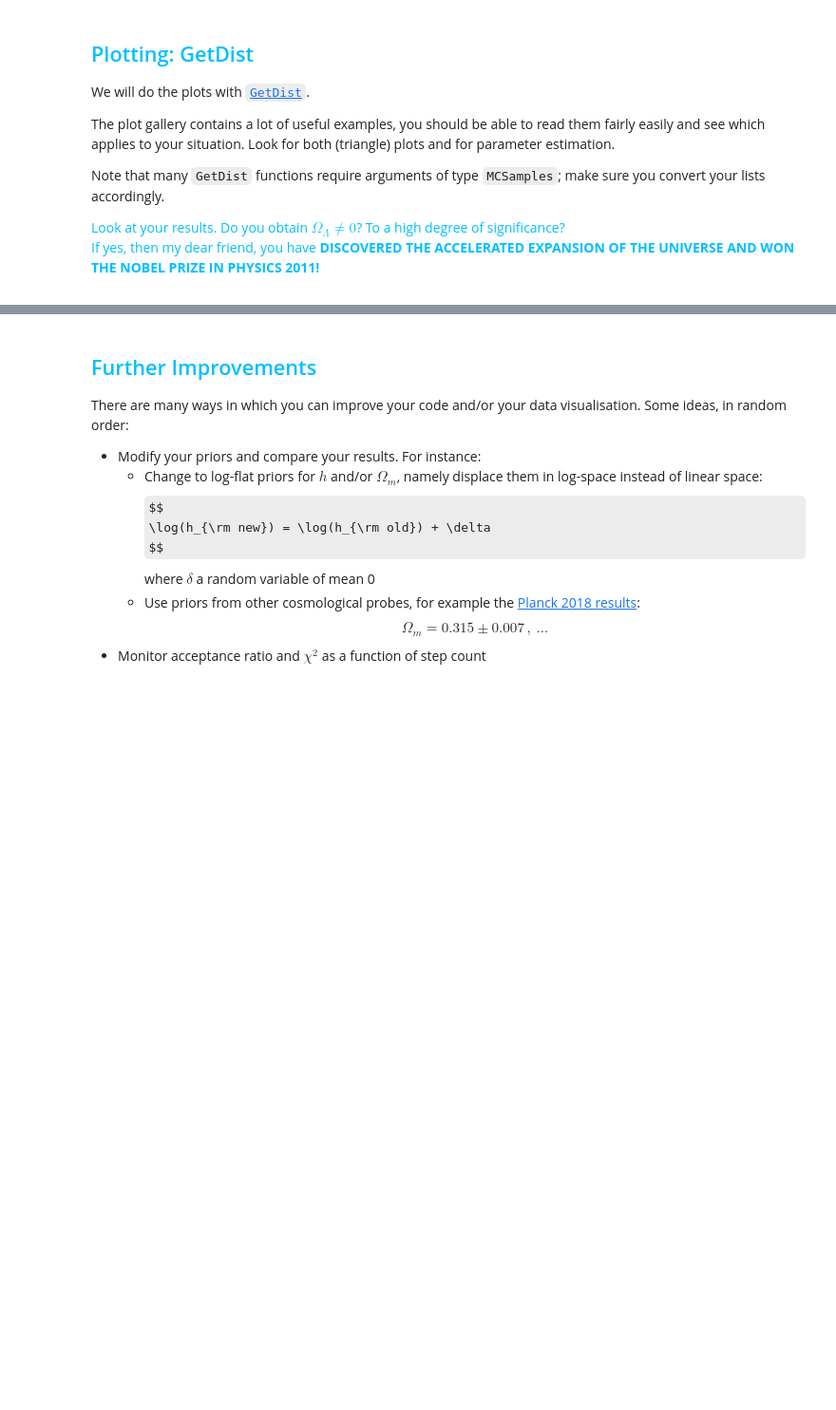
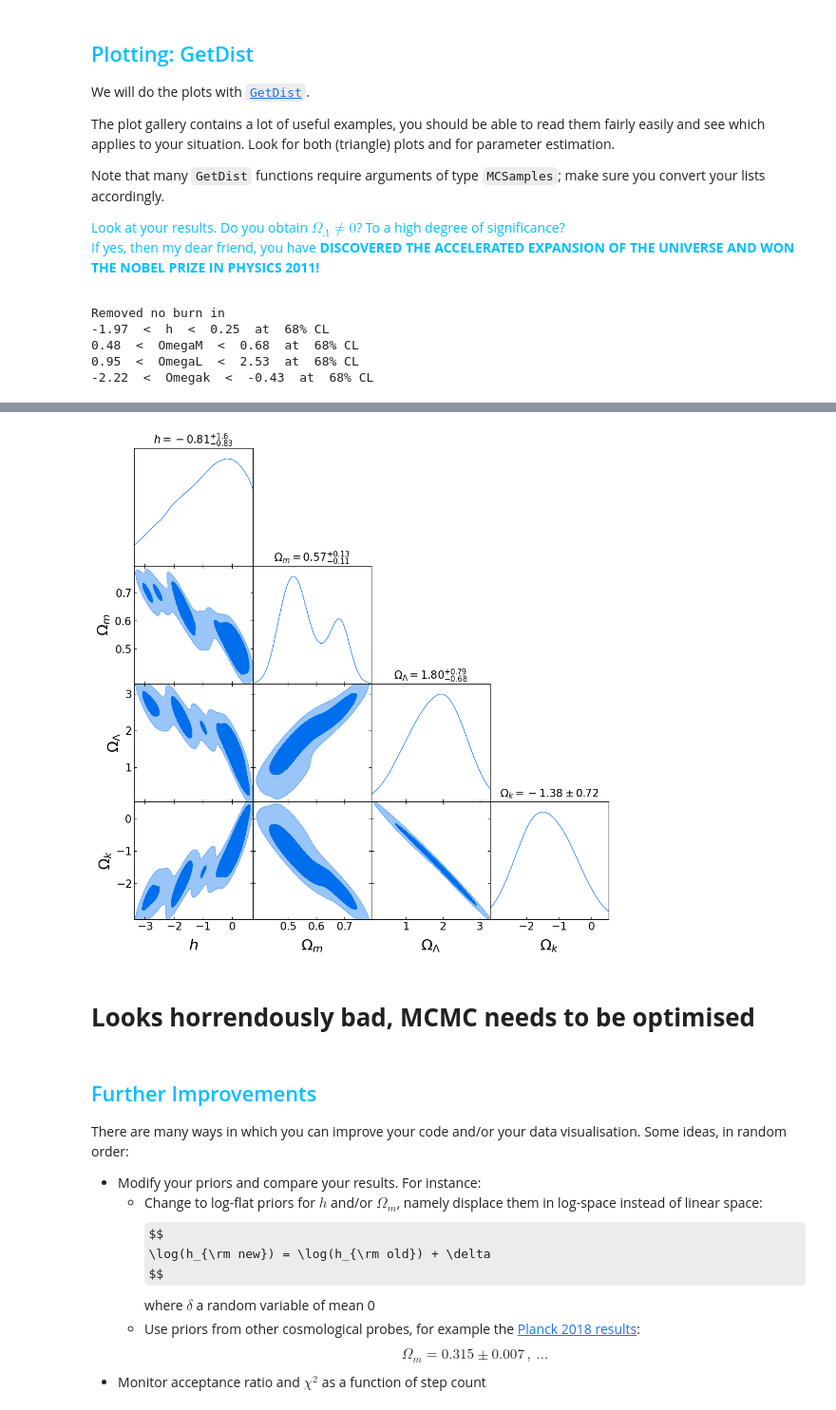
Before and after one commit to SmrithiCh/PRA3024-, a Jupyter notebook: PRA3024_Cosmology_W3.ipynb, the cells around one changed output, grey strips where cells are left out. Shown: that part at 95% size. Cells and saved outputs as stored; diff of their text form; code cells hidden in the pictures; some formulas as TeX source; blank space fills up the shorter version.

Commit message:
Functioning MCMC (unoptimised)

```diff
--- a/PRA3024_Cosmology_W3.ipynb
+++ b/PRA3024_Cosmology_W3.ipynb
@@ -550,38 +540,39 @@ Look at your results. Do you obtain $\Omega_\Lambda \neq 0$? To a high degree of
 If yes, then my dear friend, you have **DISCOVERED THE ACCELERATED EXPANSION OF THE UNIVERSE AND WON THE NOBEL PRIZE IN PHYSICS 2011!**
 </font>
 # %%
-# These are just randomly generated values. YOU WILL HAVE TO USE THE RESULTS OF YOUR MCMC CHAIN!
-# NB: when using your real data, consider removing some *burn-in* (look it up!)
-h, OmegaM, OmegaL = np.random.normal(0.7, 0.03, N_steps),\
-                    np.random.normal(0.3, 0.1, N_steps), \
-                    np.random.normal(0.7, 0.1, N_steps)
+# Defining variables from MCMC chain
+h, OmegaM, OmegaL, Omegak = data["h"], data["Omega_M"], data["Omega_L"], data["OmegaK"]
 
-# You can easily create new np.arrays that are functions of other np.arrays
-Omegak = 1. - OmegaM - OmegaL
-
-# Let's define variable names and labels
+# Define variable names and labels
 my_labels = [r'h', r'\Omega_m', r'\Omega_\Lambda', r'\Omega_k']
 my_names = ['h', 'OmegaM', 'OmegaL', 'Omegak']
 my_dim = len(my_names) # The number of variables we're plotting
 
 # This creates a higher-dimensional array with all our data, shaped in the appropriate way...
-my_samples = np.transpose(np.reshape([h, OmegaM, OmegaL, Omegak], (my_dim, len(h))))
+my_samples = np.transpose(np.reshape([h, OmegaM, OmegaL, OmegaK], (my_dim, len(h))))
 
-# ... to create an "MCSamples" data type, which GetDist can use
-my_samples = MCSamples(samples = my_samples, labels = my_labels, names = my_names)
+my_samples = np.array([h, OmegaM, OmegaL, Omegak]) # This creates a higher-dimensional array with all our data,
+my_samples = np.transpose(np.reshape(my_samples,(my_dim,int(my_samples.size/my_dim)))) # and this reshapes it in a convenient form...
+samples1 = MCSamples(samples = my_samples, labels = my_labels, names = my_names) # ... to create an "MCSamples" data type, which GetDist can use
 
 # The usual 1-sigma confidence level. You can change to 2- or 3-sigma if you want
 conf_level = 0.6827
 
 # This prints a table with the 1D posteriors (confidence levels)
 for nam in my_names:
-    print(round(my_samples.confidence(nam,(1.-conf_level)/2.,upper=False),2), \
-          " < ", nam , " < ", round(my_samples.confidence(nam,(1.-conf_level)/2.,upper=True),2),\
+    print(round(samples1.confidence(nam,(1.-conf_level)/2.,upper=False),2), \
+          " < ", nam , " < ", round(samples1.confidence(nam,(1.-conf_level)/2.,upper=True),2),\
           " at " , int(100*conf_level),"\b% CL")
-print("\n")
+print("\n\n")
 
 #Triangle corner plot
 j = plots.getSubplotPlotter(subplot_size=3)
 j.settings.axes_labelsize = 22
 j.settings.axes_fontsize = 16
-j.triangle_plot(my_samples, filled = True, title_limit=1)
+j.triangle_plot(samples1, filled = True, title_limit=1)
+# %% [output]
+Removed no burn in
+-1.97  <  h  <  0.25  at  68% CL
+0.48  <  OmegaM  <  0.68  at  68% CL
+0.95  <  OmegaL  <  2.53  at  68% CL
+-2.22  <  Omegak  <  -0.43  at  68% CL
@@ -588,3 +584,6 @@ j.triangle_plot(my_samples, filled = True, title_limit=1)
+[figure, added]
+# %% [markdown]
+# **Looks horrendously bad, MCMC needs to be optimised**
 # %% [markdown]
 ## <font color='deepskyblue'>Further Improvements</font>
 
```
Also changed, not shown: parts of 5 cells of this notebook.
